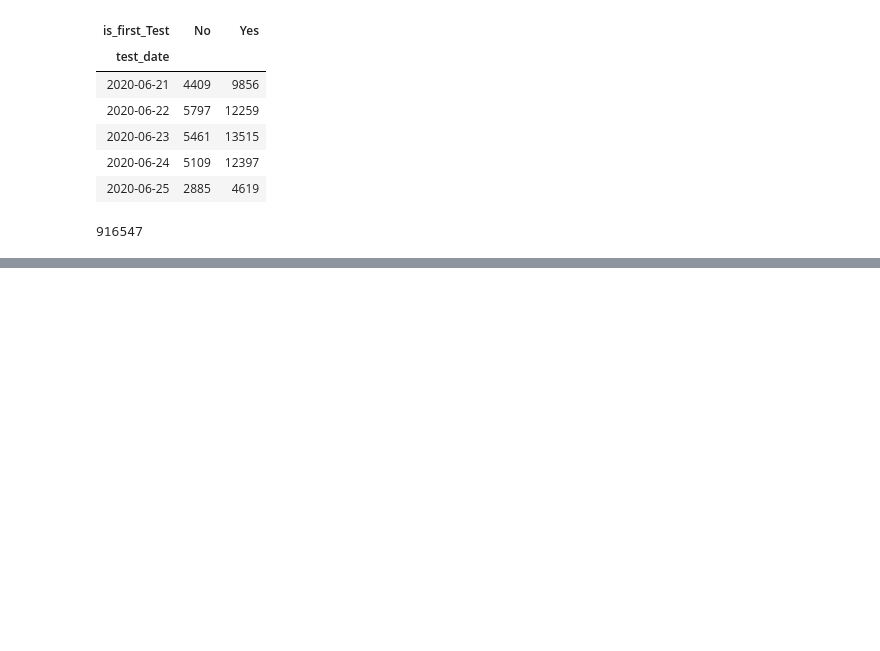
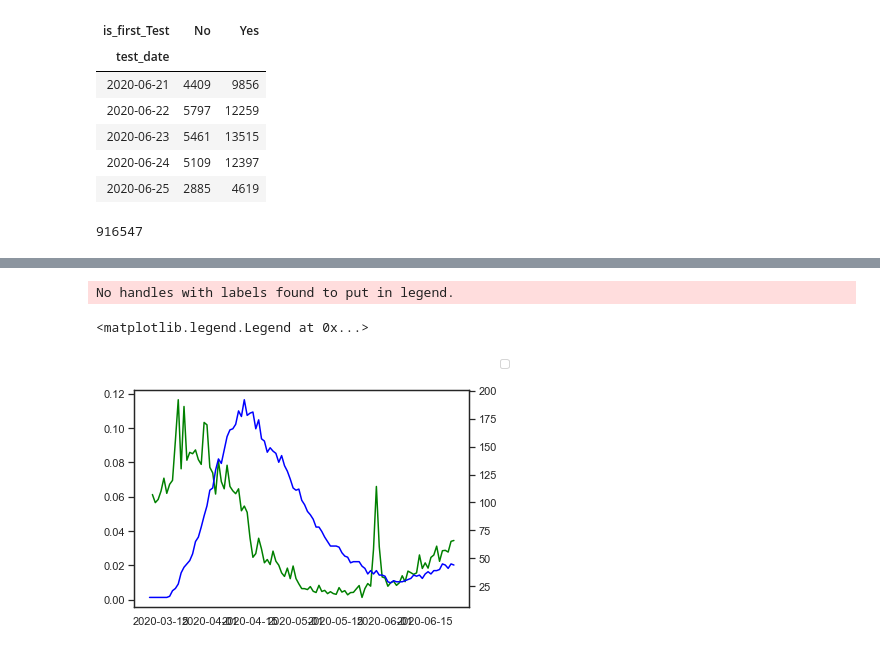
Before and after one commit to cjer/covid, a Jupyter notebook: israel_covid.ipynb, the cells around one changed output, grey strips where cells are left out. Saved outputs shown, nothing was run; the diff lists cells and outputs as text; code cells hidden in the pictures; blank space fills up the shorter version.

Commit message:
add pos vs critical graph

```diff
--- a/israel_covid.ipynb
+++ b/israel_covid.ipynb
@@ -9,7 +7,7 @@ import numpy as np
 import seaborn as sns
 
 sns.set_context('notebook')
-sns.set_style('whitegrid')
+sns.set_style('white')
 # %%
 niv = pd.read_csv('data/corona_tested_individuals_ver_0033.csv.gz',
                   encoding='utf-8-sig', low_memory=False, na_values=['None'],
@@ -325,7 +324,7 @@ alt.Chart(ti.reset_index().assign(total=lambda x: x.Yes+x.No)).mark_line().encod
 # %%
 pr = (bdi[(bdi.test_date>'2020') & (bdi.test_date<'2021')&(bdi.corona_result.isin(['positive', 'negative'])) & (bdi.is_first_Test=='Yes')]
  .groupby(['test_date', 'corona_result']).size().unstack()
- .assign(positive_rate=lambda x: x.positive/(x.positive+x.negative))[['positive_rate']])
+ .assign(positive_rate=lambda x: x.positive/(x.positive+x.negative)))
 
 alt.Chart(pr.reset_index()).mark_bar().encode(
     x='test_date',
@@ -352,0 +369,3 @@ FileNotFoundError: [Errno 2] No such file or directory: 'data/corona_hospitaliza
+# %%
+hos_and_rate = hos[['date', 'critical', 'resp']].rename(columns={'date': 'test_date'}).merge(pr, on='test_date')
+hos_and_rate.head()
@@ -352,0 +425,9 @@ FileNotFoundError: [Errno 2] No such file or directory: 'data/corona_hospitaliza
+# %%
+sns.lineplot(data=hos_and_rate[hos_and_rate.positive_rate<0.12].set_index('test_date').positive_rate, color="g")
+ax2 = plt.twinx()
+sns.lineplot(data=hos_and_rate.set_index('test_date').critical, color="b", ax=ax2)
+ax2.figure.legend()
+# %% [output]
+No handles with labels found to put in legend.
+<matplotlib.legend.Legend at 0x...>
+[figure, added]
```
Also changed, not shown: parts of 8 cells of this notebook.
